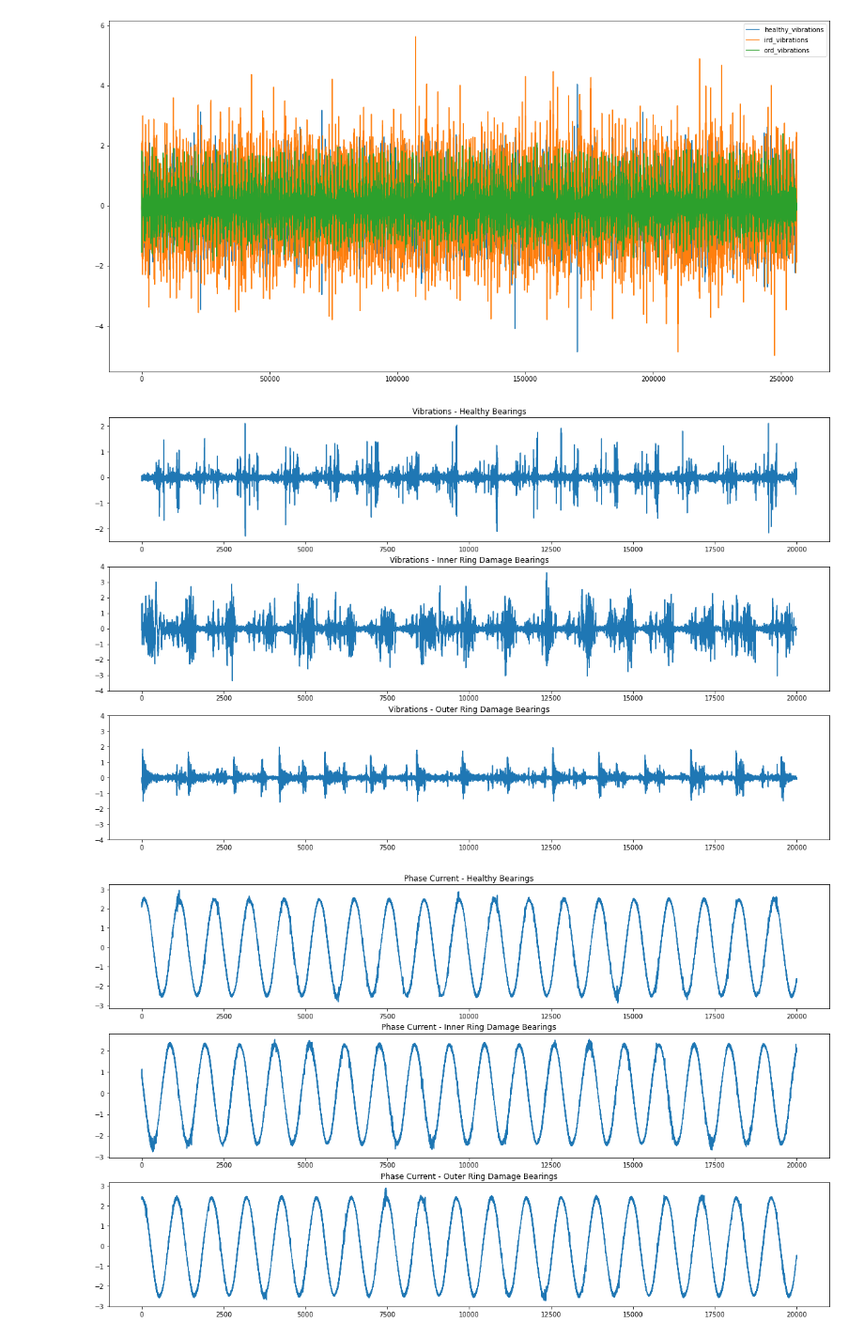
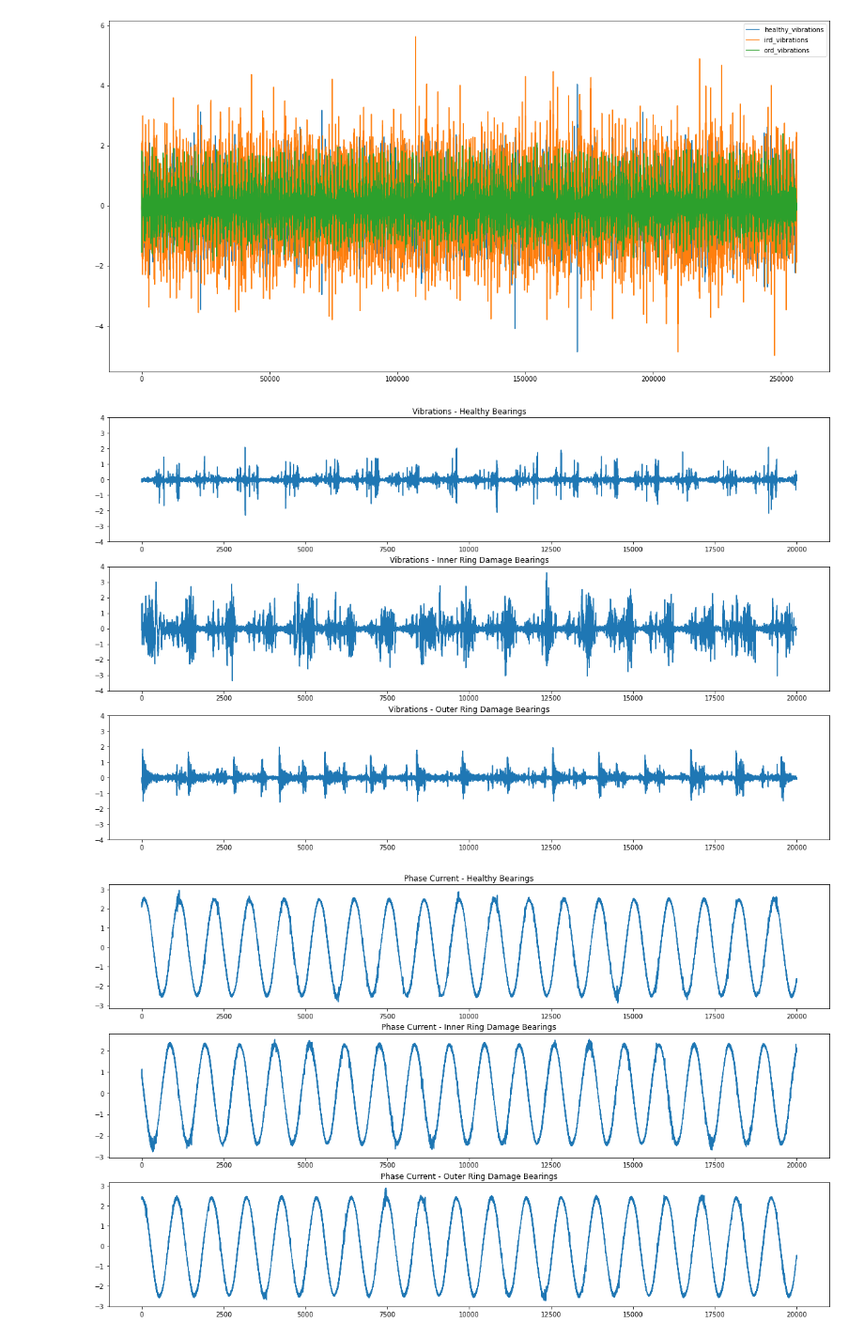
Before and after one commit to data-describe/awesome-data-science-models, a Jupyter notebook: iot-condition-monitoring/EDA/EDA_bearing_condition_monitoring.ipynb, the cells around one changed output. Shown at 94% size. Cells and saved outputs as stored; diff of their text form; code cells hidden in the pictures.

```diff
--- a/iot-condition-monitoring/EDA/EDA_bearing_condition_monitoring.ipynb
+++ b/iot-condition-monitoring/EDA/EDA_bearing_condition_monitoring.ipynb
@@ -245,17 +245,16 @@ vibrations_data.plot()
 # %%
 # Plotting the sample vibrations for comparing the Healthy, Inner ring damaged and Outer ring damaged Bearings.
 
 fig, axs = plt.subplots(3, figsize=(20, 12))
+plt.setp(axs, ylim=(-4,4))
 axs[0].plot(vibrations_data['healthy_vibrations'][0:20000])
 axs[1].plot(vibrations_data['ird_vibrations'][0:20000])
-axs[1].set_ylim([-4, 4])
 axs[2].plot(vibrations_data['ord_vibrations'][0:20000])
-axs[2].set_ylim([-4, 4])
 axs[0].title.set_text('Vibrations - Healthy Bearings')
 axs[1].title.set_text('Vibrations - Inner Ring Damage Bearings')
 axs[2].title.set_text('Vibrations - Outer Ring Damage Bearings')
 # %% [output]
-[figure, old version]
+[figure, new version]
 # %%
 # Plotting the sample current for comparing the Healthy, Inner ring damaged and Outer ring damaged Bearings.
 
```
Also changed, not shown: parts of 17 cells of this notebook.
